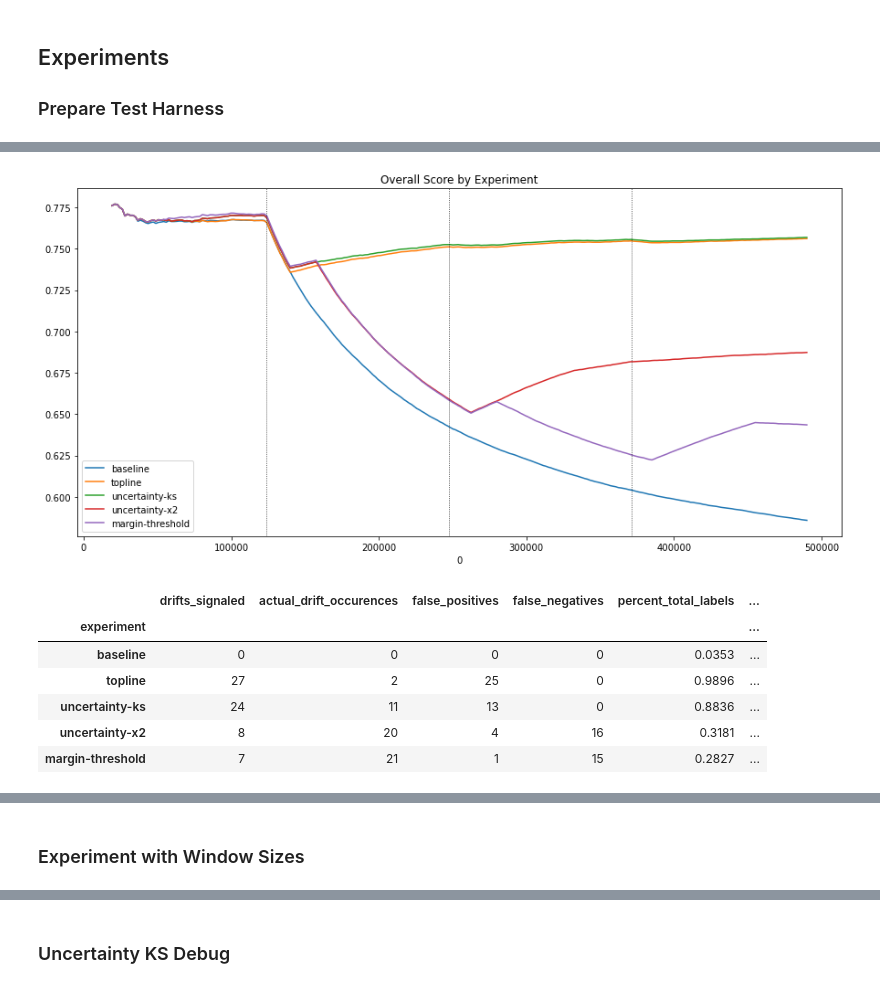
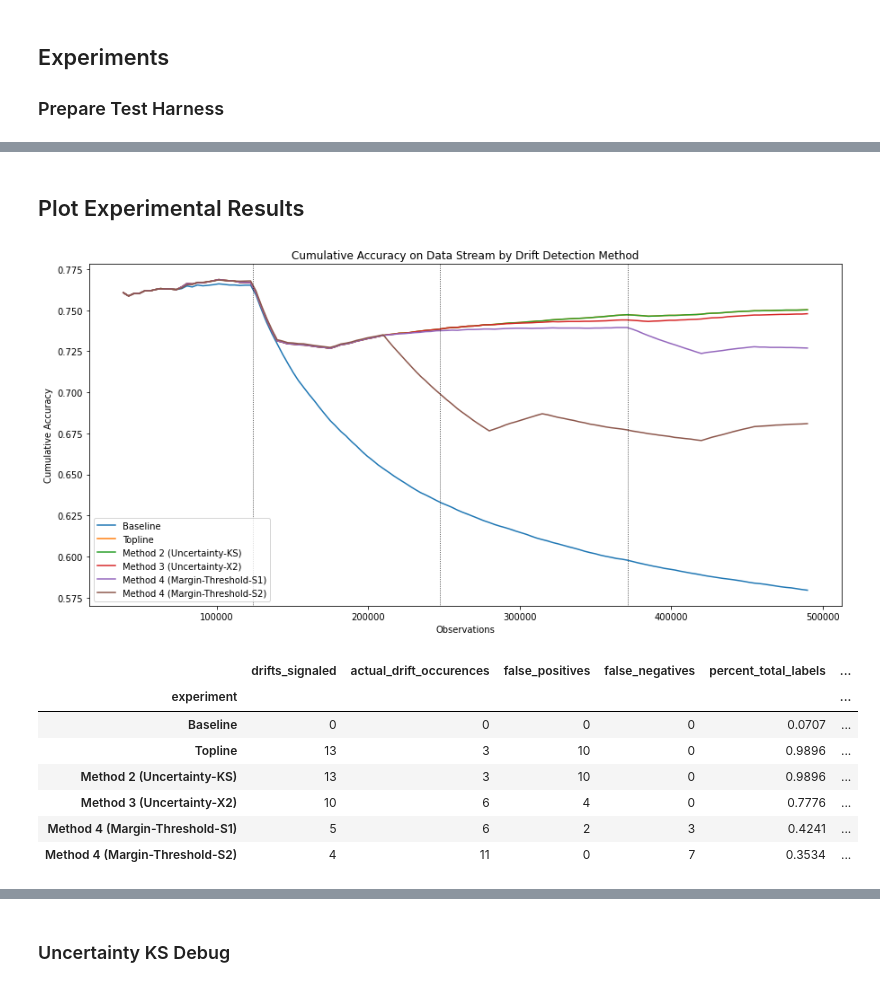
Before and after one commit to fastforwardlabs/concept-drift, a Jupyter notebook: notebooks/Covtype_experiment_dev.ipynb, the cells around one changed output, grey strips where cells are left out. Saved outputs shown, nothing was run; the diff lists cells and outputs as text; code cells hidden in the pictures.

```diff
--- a/notebooks/Covtype_experiment_dev.ipynb
+++ b/notebooks/Covtype_experiment_dev.ipynb
@@ -46,8 +48,5 @@ from test_harness.utils.utils import (
 # %%
 with open("../data/covtype_induced_drift_forward_norm.pkl", "rb") as f:
     drift_df, change_points = pickle.load(f)
-
-with open("../data/covtype_induced_drift_forward_norm_reverse.pkl", "rb") as f:
-    drift_df_reverse, change_points = pickle.load(f)
 # %% [output]
 [interactive output not drawn]
@@ -104,11 +92,15 @@ param_grid = {"clf__n_estimators": [10], "clf__max_depth": [5]}
 # %%
+# baseline experiment
 baseline = BaselineExperiment(model=model, dataset=CT_dataset, param_grid=param_grid)
 baseline.run()
+
+# topline experiment
 topline = ToplineExperiment(
     model=model, dataset=CT_dataset, k=10, param_grid=param_grid
 )
 topline.run()
 
+# method 2 experiment
 uncertainty_ks = UncertaintyKSExperiment(
     model=model,
     dataset=CT_dataset,
@@ -118,24 +110,37 @@ uncertainty_ks = UncertaintyKSExperiment(
 )
 uncertainty_ks.run()
 
+# method 3 experiment
 uncertainty_x2 = UncertaintyX2Experiment(
     model=model,
     dataset=CT_dataset,
     param_grid=param_grid,
     k=10,
-    significance_thresh=0.0001,
-    margin_width=0.5,
+    significance_thresh=0.001,
+    margin_width=0.1,
 )
 uncertainty_x2.run()
 
-margin_threshold = MarginThresholdExperiment(
+# method 4 experiment (sensitivity = 1)
+margin_threshold_1 = MarginThresholdExperiment(
     model=model,
     dataset=CT_dataset,
     param_grid=param_grid,
     k=10,
-    margin_width=0.5,
-    sensitivity=1.25,
+    margin_width=0.1,
+    sensitivity=1,
 )
-margin_threshold.run()
+margin_threshold_1.run()
+
+# method 4 experiment (sensitivity = 2)
+margin_threshold_2 = MarginThresholdExperiment(
+    model=model,
+    dataset=CT_dataset,
+    param_grid=param_grid,
+    k=10,
+    margin_width=0.1,
+    sensitivity=2,
+)
+margin_threshold_2.run()
 # %% [output]
 GETTING REFERENCE DISTRIBUTION FOR WINDOW: 0
@@ -158,18 +163,25 @@ Sensitivity: 1.25 | Ref_SD: 0.04742130753325202 | Threshold: 0.05927663441656503
 [interactive output not drawn]
+# %% [markdown]
+## Plot Experimental Results
 # %%
-# most to least severe, sensitivity = 1
-exps = [baseline, topline, uncertainty_ks, uncertainty_x2, margin_threshold]
+exps = [
+    baseline,
+    topline,
+    uncertainty_ks,
+    uncertainty_x2,
+    margin_threshold_1,
+    margin_threshold_2,
+]
 plot_multiple_experiments(exps, change_points)
 aggregate_experiment_metrics(exps)
 # %% [output]
-[figure, old version]
+[figure, new version]
 |  | drifts_signaled | actual_drift_occurences | false_positives | false_negatives | percent_total_labels | ... |
 | experiment |  |  |  |  |  | ... |
-| baseline | 0 | 0 | 0 | 0 | 0.0353 | ... |
-| topline | 27 | 2 | 25 | 0 | 0.9896 | ... |
-| uncertainty-ks | 24 | 11 | 13 | 0 | 0.8836 | ... |
-| uncertainty-x2 | 8 | 20 | 4 | 16 | 0.3181 | ... |
-| margin-threshold | 7 | 21 | 1 | 15 | 0.2827 | ... |
+| Baseline | 0 | 0 | 0 | 0 | 0.0707 | ... |
+| Topline | 13 | 3 | 10 | 0 | 0.9896 | ... |
+| Method 2 (Uncertainty-KS) | 13 | 3 | 10 | 0 | 0.9896 | ... |
+| Method 3 (Uncertainty-X2) | 10 | 6 | 4 | 0 | 0.7776 | ... |
+| Method 4 (Margin-Threshold-S1) | 5 | 6 | 2 | 3 | 0.4241 | ... |
+| Method 4 (Margin-Threshold-S2) | 4 | 11 | 0 | 7 | 0.3534 | ... |
 [interactive output not drawn]
-# %% [markdown]
-### Experiment with Window Sizes
```
Also changed, not shown: parts of 31 cells of this notebook, 1 other file.
